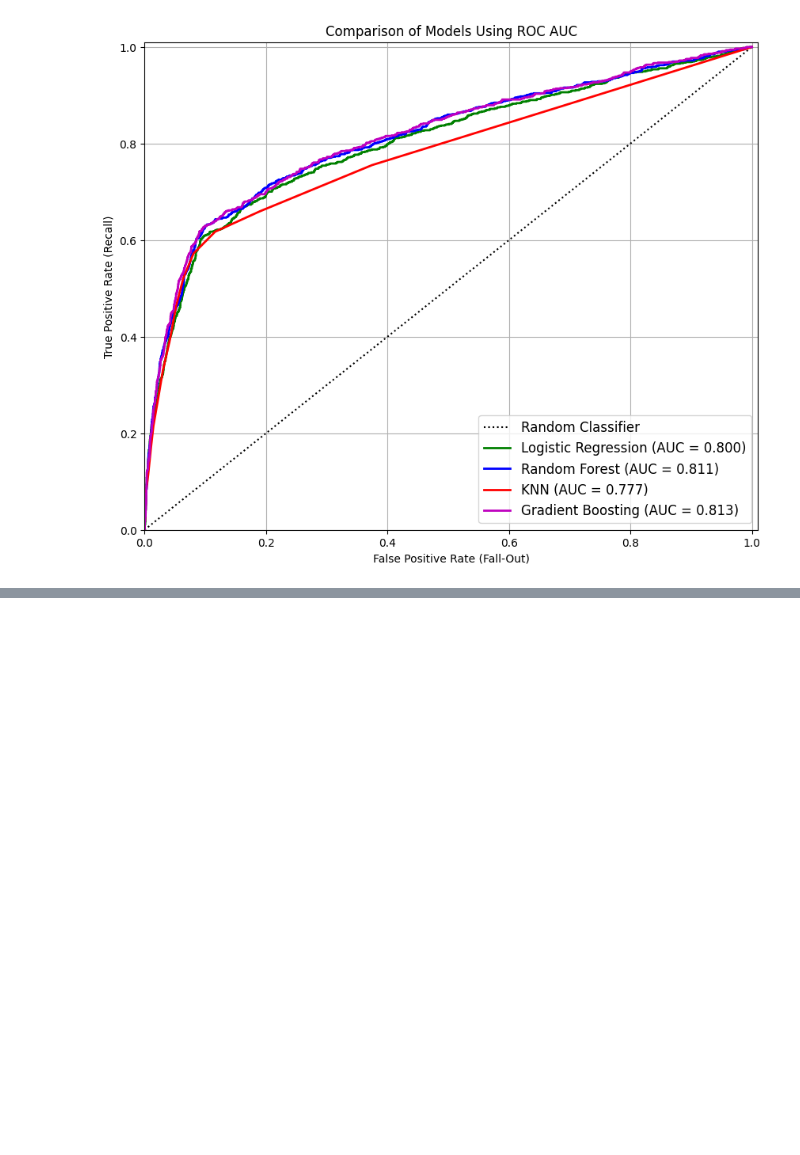
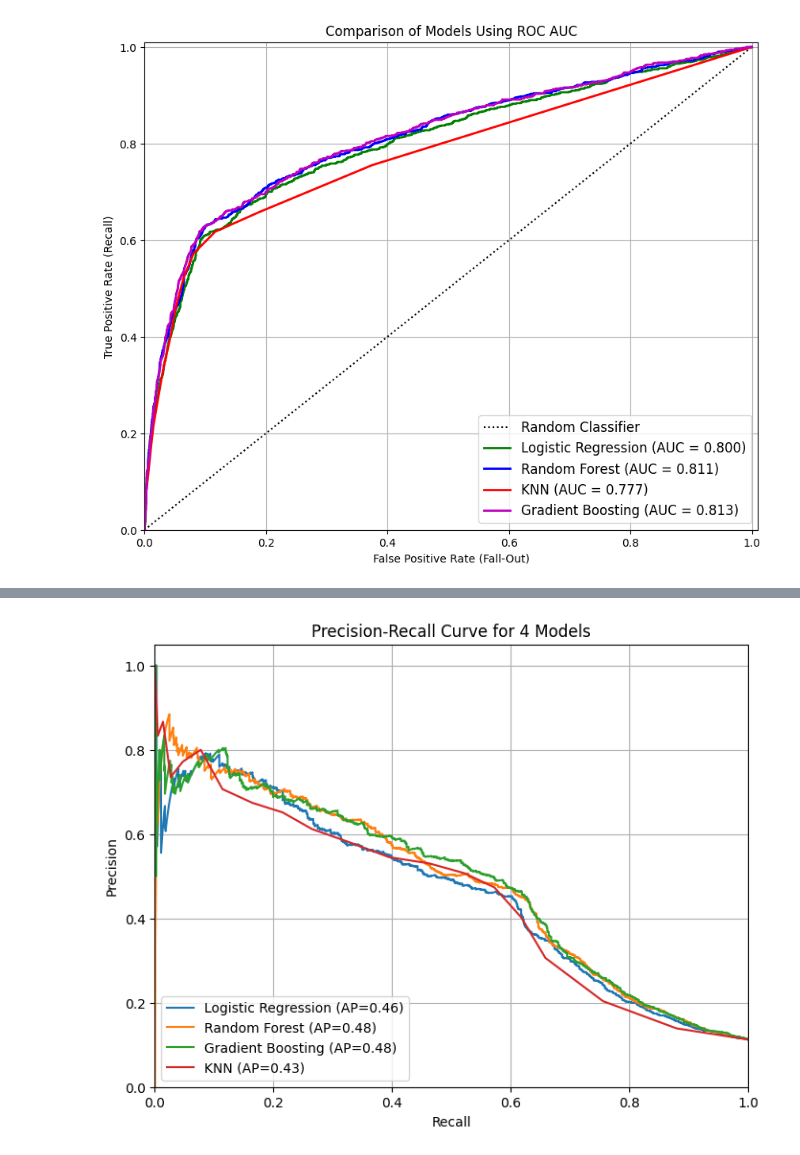
Before and after one commit to elen-ladder/MADS_Bank_Telemarketing, a Jupyter notebook: BankMarketing_Shared.ipynb, the cells around one changed output, grey strips where cells are left out. Saved outputs shown, nothing was run; the diff lists cells and outputs as text; code cells hidden in the pictures; blank space fills up the shorter version.

```diff
--- a/BankMarketing_Shared.ipynb
+++ b/BankMarketing_Shared.ipynb
@@ -1470,3 +1470,22 @@ plt.legend(loc="lower right", fontsize=12)
 plt.show()
 # %% [output]
 [figure]
+# %%
+def precision_at_recall(model, X_train, y_train, X_test, y_test, recall_target):
+    # Train model
+    model.fit(X_train, y_train)
+
+    # Get probabilities for positive class
+    y_scores = model.predict_proba(X_test)[:, 1]
+
+    # Precision–Recall curve
+    precision, recall, thresholds = precision_recall_curve(y_test, y_scores)
+
+    # Indices where recall requirement is met
+    valid = recall >= recall_target
+
+    if not np.any(valid):
+        return 0.0  # model cannot reach desired recall
+
+    # Best precision at or above recall_target
+    return precision[valid].max()
@@ -1472,0 +1561,30 @@ plt.show()
+# %%
+plt.figure(figsize=(8, 6))
+
+for name, model in models.items():
+    # Fit the model if not already trained
+    model.fit(X_train, y_train)
+
+    # Get predicted probabilities for positive class
+    y_scores = model.predict_proba(X_test)[:, 1]
+
+    # Compute precision-recall curve
+    precision, recall, _ = precision_recall_curve(y_test, y_scores)
+
+    # Compute average precision for legend
+    avg_precision = average_precision_score(y_test, y_scores)
+
+    # Plot the PR curve
+    plt.plot(recall, precision, label=f"{name} (AP={avg_precision:.2f})")
+
+# Plot formatting
+plt.xlabel("Recall")
+plt.ylabel("Precision")
+plt.title("Precision-Recall Curve for 4 Models")
+plt.legend(loc="lower left")  # legend at bottom-left
+plt.grid(True)
+plt.ylim([0, 1.05])
+plt.xlim([0, 1.0])
+plt.show()
+# %% [output]
+[figure, added]
```
Also changed, not shown: parts of 11 cells of this notebook.
